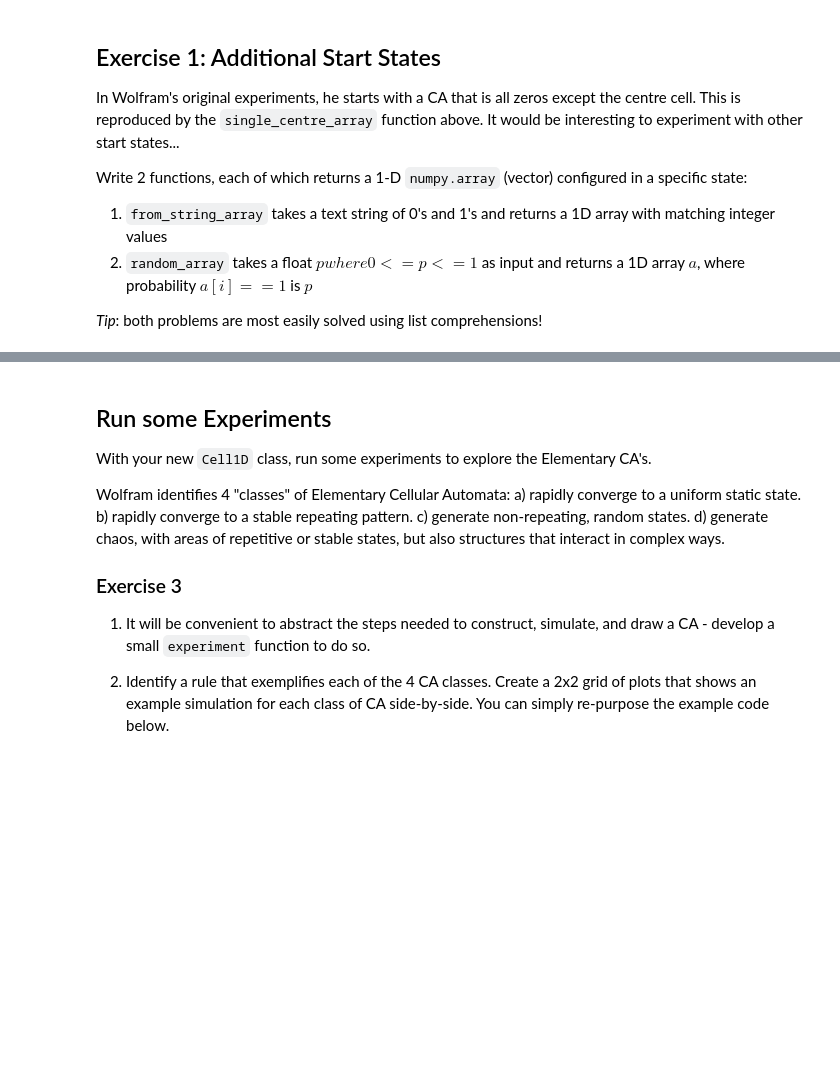
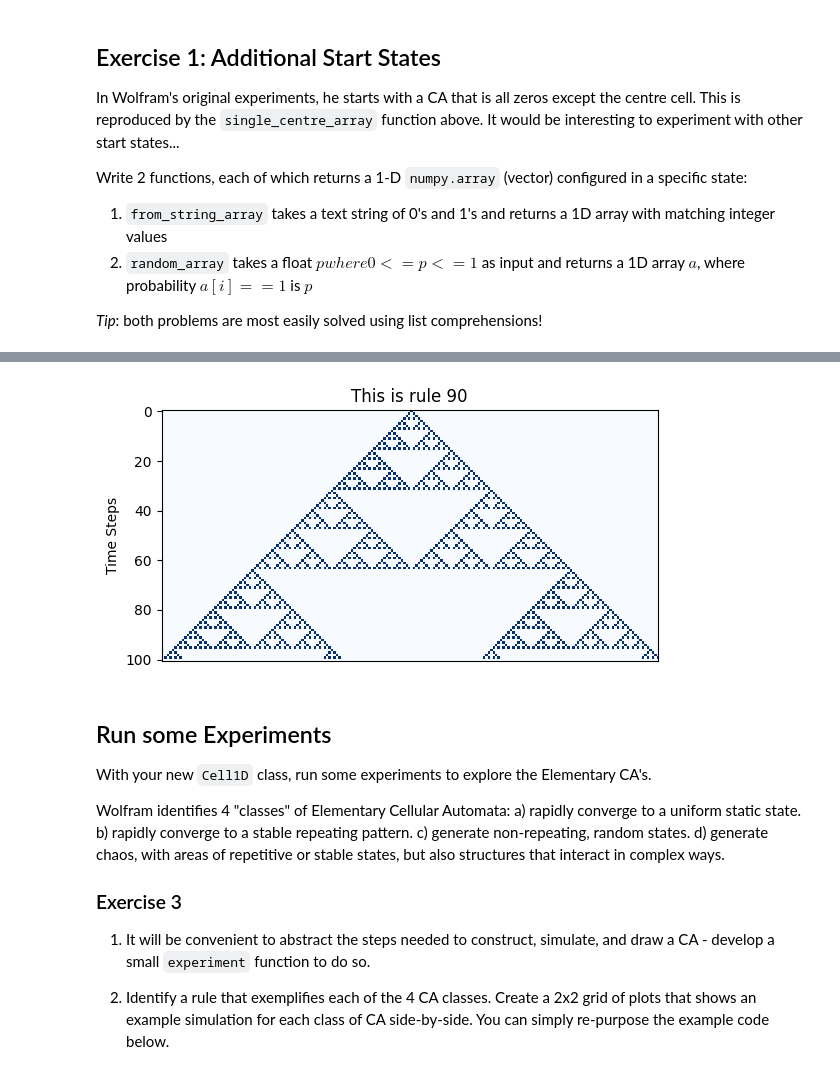
Before and after one commit to Vashusingh44/cap-comp215, a Jupyter notebook: labs/lab05-CA-1D.ipynb, the cells around one changed output, grey strips where cells are left out. Cells and saved outputs as stored; diff of their text form; code cells hidden in the pictures; blank space fills up the shorter version.

```diff
--- a/labs/lab05-CA-1D.ipynb
+++ b/labs/lab05-CA-1D.ipynb
@@ -223,3 +165,56 @@ array is
+# %%
+class Cell1D:       #used Bing Ai to modify this class after encontering a runtime error
+    ''' One-dimensional cellular automaton '''
+
+    def __init__(self, rule, size, rows=1):
+        self.rows = rows
+        self.org_rule = rule
+        self.rule = get_lookup_table(rule)
+        self.size = size
+        self.my_array = np.zeros((rows, self.size), dtype=np.uint8)
+
+    def __str__(self):
+        return f'array is \n {self.my_array}'
+
+    def from_string_array(self, str_array):
+        """ Converts a string of 1s and 0s to an array"""
+        a = [int(i) for i in str_array]
+        return np.array(a)
+
+    def random_array(self, size, p=0.2):
+        """ Creates a random array given the probability and size"""
+        a = [1 if random.random()<p else 0 for i in range(size)]
+        return np.array(a)
+
+    def simulate(self, n_steps):    #used algorithim from simulate_ca
+        """ Generate a CA with given number of cells, plot progression of rule for given number of time steps """
+        start_state = self.single_centre_array(self.size)
+        ca_timesteps = np.vstack([start_state, np.zeros((n_steps, len(start_state)), dtype=np.uint8)])
+        for t in range(1, n_steps):
+            ca_timesteps[t] = self.transition(ca_timesteps[t-1])
+        return ca_timesteps
+
+    def step(self):
+        return self.simulate(1)
+
+    def draw(self, n_steps=10):   #took draw function from arsh
+        plot_ca(self.simulate(n_steps), title=f'This is rule {self.org_rule}')
+
+    def single_centre_array(self, n_cells):
+        """ Return a binary 1D array with given number of cells, all zeros except a single 1 in the centre cell """
+        array = np.zeros(n_cells, dtype=np.uint8)
+        array[n_cells//2] = 1
+        return array
+
+    def transition(self, state):
+        """ Transition rule for the cellular automaton """
+        return transition(state, self.rule)
+
+# Example usage
+a = Cell1D(90, 200)
+a.draw(100)
+# %% [output]
+[figure, added]
 # %% [markdown]
 ## Run some Experiments
 With your new `Cell1D` class, run some experiments to explore the Elementary CA's.
```
Also changed, not shown: parts of 5 cells of this notebook.
